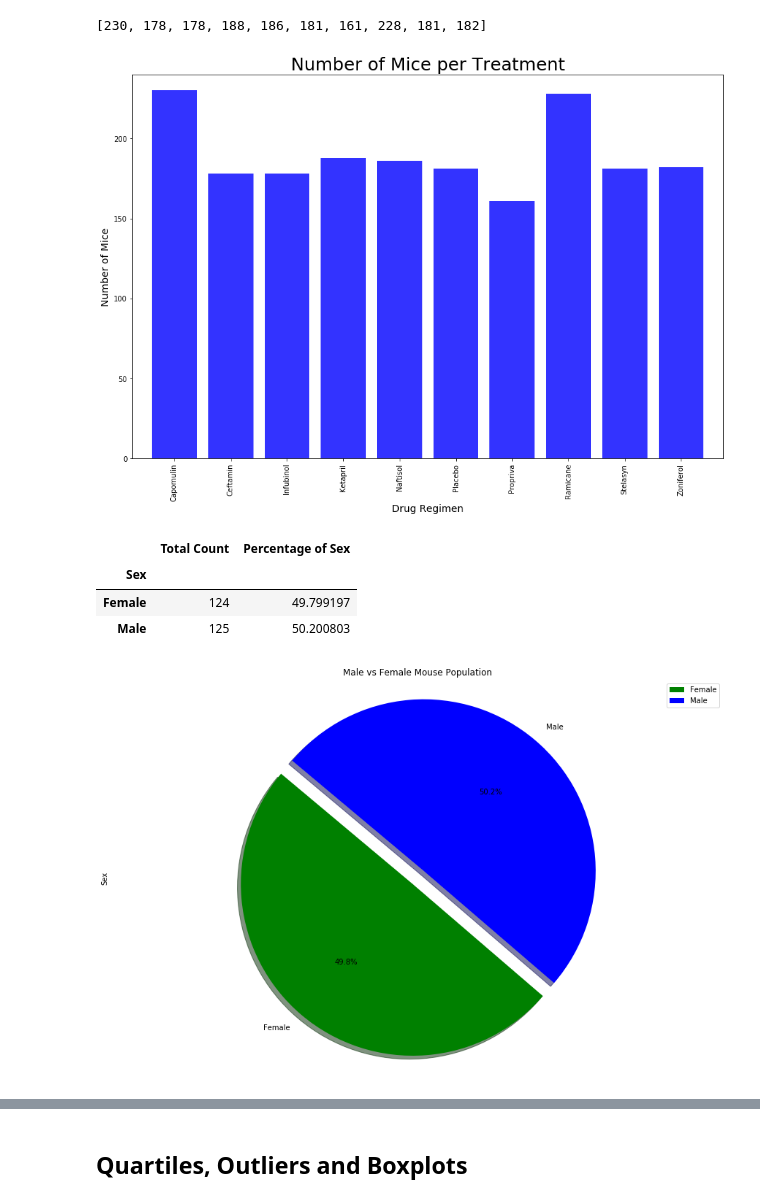
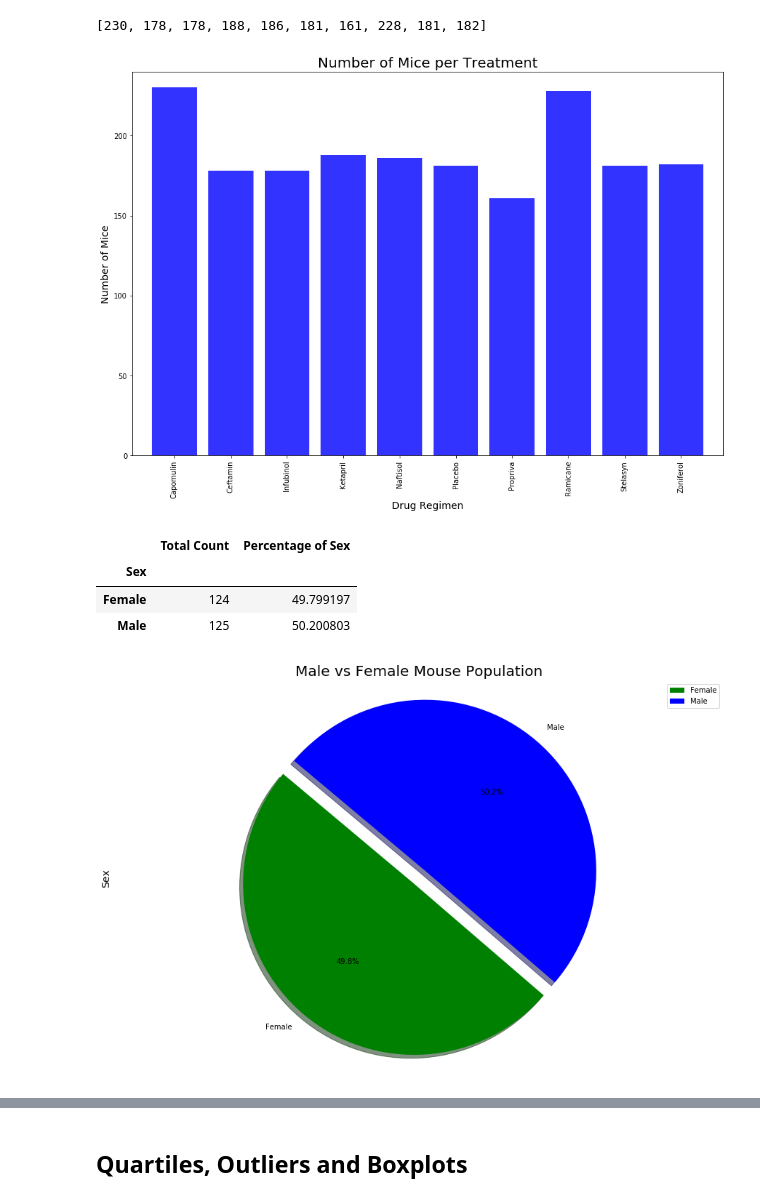
Before and after one commit to ermiasgelaye/Matplotlib-Challenge, a Jupyter notebook: Pymaceuticals/pymaceuticals_starter.ipynb, the cells around one changed output, grey strips where cells are left out. Cells and saved outputs as stored; diff of their text form; code cells hidden in the pictures.

```diff
--- a/Pymaceuticals/pymaceuticals_starter.ipynb
+++ b/Pymaceuticals/pymaceuticals_starter.ipynb
@@ -174,13 +183,13 @@ plt.xlim(-0.75, len(x_axis)-0.25)
 
 plt.ylim(0, max(mice_list)+10)
 
-plt.title("Number of Mice per Treatment",fontsize = 25)
+plt.title("Number of Mice per Treatment",fontsize = 20)
 plt.xlabel("Drug Regimen",fontsize = 14)
 plt.ylabel("Number of Mice",fontsize = 14)
 
 plt.savefig("../Images/mat_mice_per_treat.png", bbox_inches = "tight")
 # %% [output]
-[figure, old version]
+[figure, new version]
 # %%
 #  Group by gender and get the number to plot
 groupby_gender = Combined_data.groupby(["Mouse ID","Sex"])
@@ -209,17 +216,17 @@ mouse_gender
 # %%
 #  Generate a pie plot showing the distribution of female versus male mice us
 colors = ['green', 'blue']
 explode = (0.1, 0)
 plot = mouse_gender.plot.pie(y='Total Count',figsize=(15,10), colors = colors, startangle=140, explode = explode, shadow = True, autopct="%1.1f%%")
 
-plt.title('Male vs Female Mouse Population')
-plt.ylabel('Sex')
-plt.axis("equal")
+plt.title('Male vs Female Mouse Population',fontsize = 20)
+plt.ylabel('Sex',fontsize = 14)
+plt.axis("equal",fontsize = 14)
 
 plt.savefig("../Images/pi_pandas.png", bbox_inches = "tight")
 plt.show()
 # %% [output]
-[figure, old version]
+[figure, new version]
 # %%
 # Generate a pie plot showing the distribution of female versus male mice using pyplo
 
```
Also changed, not shown: parts of 13 cells of this notebook, 10 other files.
